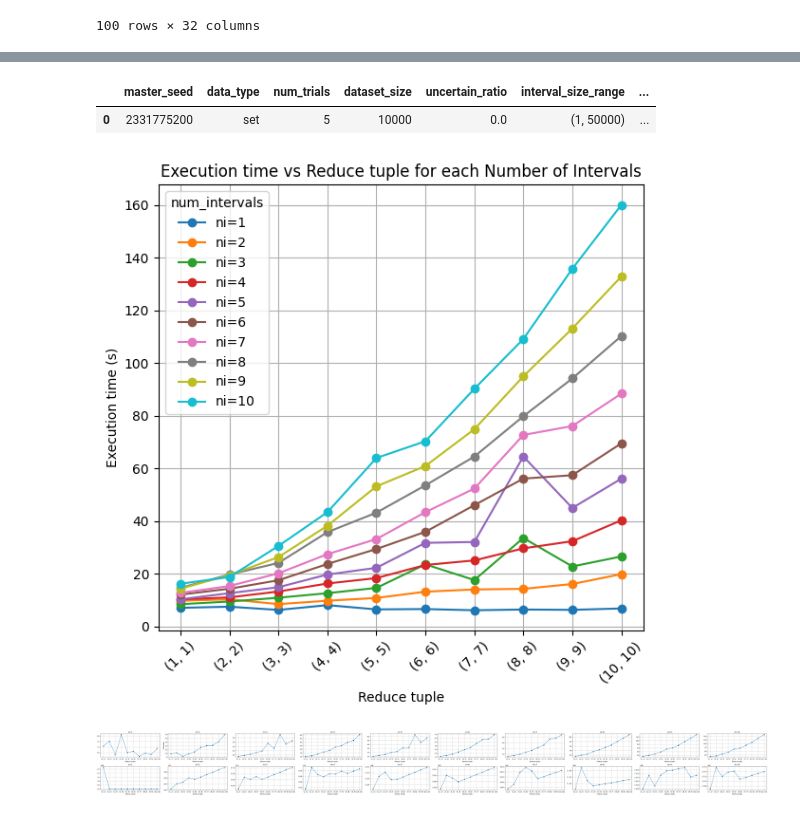
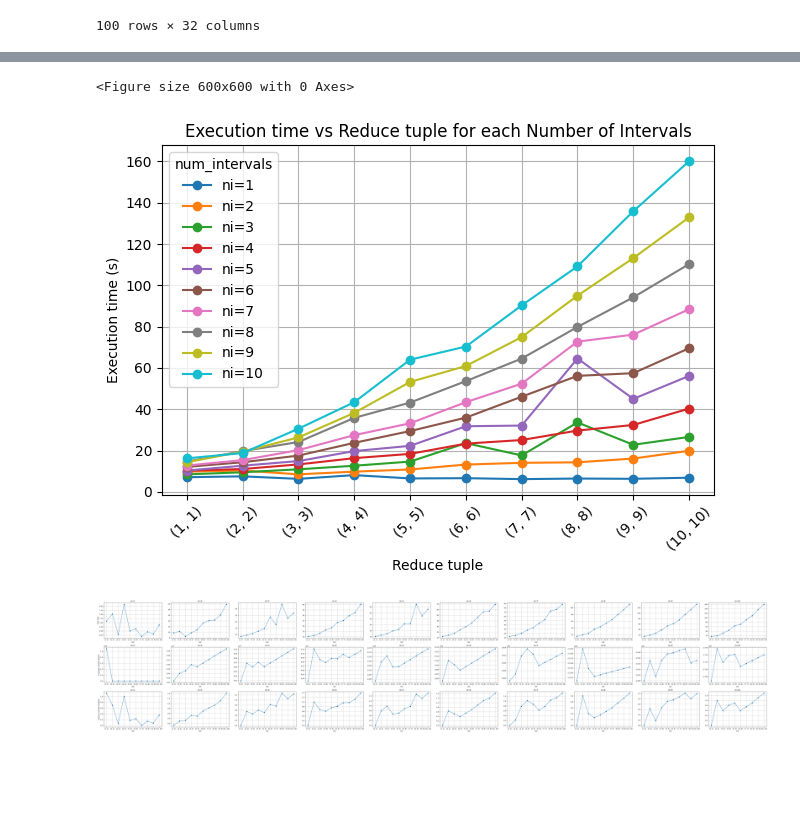
Before and after one commit to asxvi/uadb, a Jupyter notebook: experimentRunner/notebooks/CupAnalysis.ipynb, the cells around one changed output, grey strips where cells are left out. Drawn from its saved outputs; the diff is of its cells as text; code cells hidden in the pictures; blank space fills up the shorter version.

```diff
--- a/experimentRunner/notebooks/CupAnalysis.ipynb
+++ b/experimentRunner/notebooks/CupAnalysis.ipynb
@@ -86,10 +87,0 @@ plt.tight_layout()
-# %%
-y_time = []
-y_err = []
-
-for i, r in enumerate(reds):
-    temp_df = df[df['reduce_triggerSz_sizeLim_tuple'] == r]
-    y_time.append(temp_df['sum_time_mean'].mean())
-    y_err.append(temp_df['sum_time_std'].mean())
-
-    print(i, r, y_time[i])
@@ -107,38 +88,26 @@ for i, r in enumerate(reds):
-# %%
-red_df = df[df['reduce_triggerSz_sizeLim_tuple'] == (1,1)]
-ni_df = red_df[red_df['num_intervals'] == 1]
-
-ni_df
-
-# print(temp_df['sum_time_mean'].mean())
-# temp_df
-# %% [output]
-|  | master_seed | data_type | num_trials | dataset_size | uncertain_ratio | interval_size_range | ... |
-| 0 | 2331775200 | set | 5 | 10000 | 0.0 | (1, 50000) | ... |
 # %%
-import matplotlib.pyplot as plt
-
 reds = sorted(df['reduce_triggerSz_sizeLim_tuple'].unique())
 x_labels = [str(r) for r in reduce_params]
 
 plt.figure(figsize=(6,6))
-fig, ax = plt.subplots(1, n, figsize=(6*n, 10), sharey=True)
+fig, ax = plt.subplots(1, 1, sharey=True)
 
 for ni in sorted(df['num_intervals'].unique()):
     df_ni = df[df['num_intervals'] == ni]
 
     # Sort by reduce tuple
     df_ni = df_ni.set_index('reduce_triggerSz_sizeLim_tuple').reindex(reduce_params).reset_index()
     y = df_ni['sum_time_mean']
     plt.plot(x_labels, y, marker='o', label=f'ni={ni}')
 
 plt.xlabel("Reduce tuple")
 plt.ylabel("Execution time (s)")
 plt.title("Execution time vs Reduce tuple for each Number of Intervals")
 plt.xticks(rotation=45)
 plt.legend(title="num_intervals")
 plt.grid(True)
 plt.tight_layout()
 plt.show()
 # %% [output]
+<Figure size 600x600 with 0 Axes>
-[figure, old version]
+[figure, new version]
@@ -171,36 +114,52 @@ plt.show()
 # %%
-import matplotlib.pyplot as plt
-
 reduce_params = sorted(df['reduce_triggerSz_sizeLim_tuple'].unique())
 x_labels = [str(r) for r in reduce_params]
 n = len(df['num_intervals'].unique())
 
-fig, axes=  plt.subplots(2, n, figsize=(6*n,6))
+fig, axes=  plt.subplots(3, n, figsize=(6*n,12))
 for i, ni in enumerate(sorted(df['num_intervals'].unique())):
+    # plot for each ni
+    df_ni = df[df['num_intervals'] == ni].copy()
 
-    # tiem
+    # PLot 1: time
     ax = axes[0, i]
-
-    # plot for each ni
-    df_ni = df[df['num_intervals'] == ni]
-
     y = df_ni['sum_time_mean']
     ax.plot(x_labels, y, marker='o')
     ax.set_title(f'ni={ni}')
-    ax.set_xlabel('Reduce tuple')
+    ax.set_xlabel('red')
     ax.grid(True)
 
-    # coverage
+    # Plot 2: coverage
     ax = axes[1, i]
     y = df_ni['result_coverage_mean']
     ax.plot(x_labels, y, marker='o')
     ax.set_title(f'ni={ni}')
-    ax.set_xlabel('Reduce tuple')
+    ax.set_xlabel('red')
     ax.grid(True)
 
-axes[0][1].set_ylabel('Coverage')
+    # Plot 3: sq distance of both time and coverage
+    # normalize time and coverage
+    df_ni['time_norm'] = (
+        (df_ni['sum_time_mean'] - df_ni['sum_time_mean'].min()) /
+        (df_ni['sum_time_mean'].max() - df_ni['sum_time_mean'].min())
+    )
+    df_ni['cov_norm'] = (
+        (df_ni['result_coverage_mean'] - df_ni['result_coverage_mean'].min()) /
+        (df_ni['result_coverage_mean'].max() - df_ni['result_coverage_mean'].min())
+    )
+    scores = (df_ni['time_norm']**2 + df_ni['cov_norm']**2)**0.5
+
+    ax = axes[2, i]
+    ax.plot(x_labels, scores, marker='o')
+    ax.set_title(f'ni={ni}')
+    ax.set_xlabel('red')
+    ax.grid(True)
+
+axes[0][0].set_ylabel('Time (ms)')
+axes[1][0].set_ylabel('Coverage (smaller=better)')
+axes[2][0].set_ylabel('Distance (smaller=bettwe)')
 plt.tight_layout()
-plt.savefig('/Users/asxvi/Desktop/uic/research/audb/extension/c_extension/tests/graphics/cover_U_shape_with_ni.jpg')
+plt.savefig('./graphics/cover_U_shape_with_ni.jpg')
 plt.show()
 # %% [output]
-[figure, old version]
+[figure, new version]
```
Also changed, not shown: parts of 8 cells of this notebook, 7 other files.
